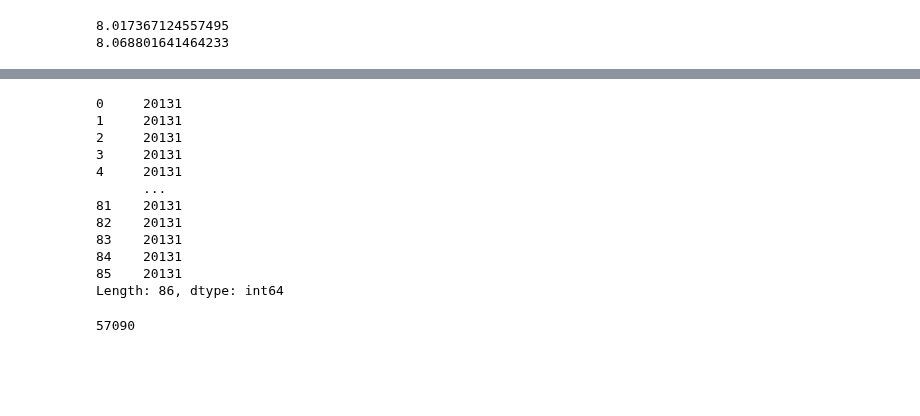
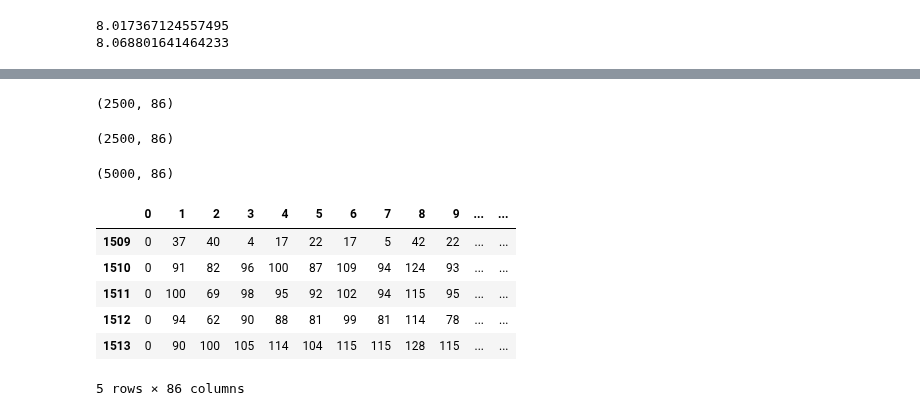
Before and after one commit to bisalgt/playground, a Jupyter notebook: learn_redpitaya/Convert raw data to csv.ipynb, the cells around one changed output, grey strips where cells are left out. Saved outputs shown, nothing was run; the diff lists cells and outputs as text; code cells hidden in the pictures; blank space fills up the shorter version.

```diff
--- a/learn_redpitaya/Convert raw data to csv.ipynb
+++ b/learn_redpitaya/Convert raw data to csv.ipynb
@@ -1173,19 +1173,28 @@ data.head()
-# %%
-data.count()
-# %% [output]
-0     20131
-1     20131
-2     20131
-3     20131
-4     20131
-      ...
-81    20131
-82    20131
-83    20131
-84    20131
-85    20131
-Length: 86, dtype: int64
-# %%
-30132 + 26958
-# %% [output]
-57090
+# %%
+df1 = data[data[0]==0].iloc[1000:3500, :]
+# %%
+df2 = data[data[0]==1].iloc[:2500, :]
+# %%
+df1.shape
+# %% [output]
+(2500, 86)
+# %%
+df2.shape
+# %% [output]
+(2500, 86)
+# %%
+df_final = pd.concat([df1, df2])
+# %%
+df_final.shape
+# %% [output]
+(5000, 86)
+# %%
+df_final.head()
+# %% [output]
+|  | 0 | 1 | 2 | 3 | 4 | 5 | 6 | 7 | 8 | 9 | ... | ... |
+| 1509 | 0 | 37 | 40 | 4 | 17 | 22 | 17 | 5 | 42 | 22 | ... | ... |
+| 1510 | 0 | 91 | 82 | 96 | 100 | 87 | 109 | 94 | 124 | 93 | ... | ... |
+| 1511 | 0 | 100 | 69 | 98 | 95 | 92 | 102 | 94 | 115 | 95 | ... | ... |
+| 1512 | 0 | 94 | 62 | 90 | 88 | 81 | 99 | 81 | 114 | 78 | ... | ... |
+| 1513 | 0 | 90 | 100 | 105 | 114 | 104 | 115 | 115 | 128 | 115 | ... | ... |
+5 rows × 86 columns
```
Also changed, not shown: parts of 6 cells of this notebook, 12 other files.
